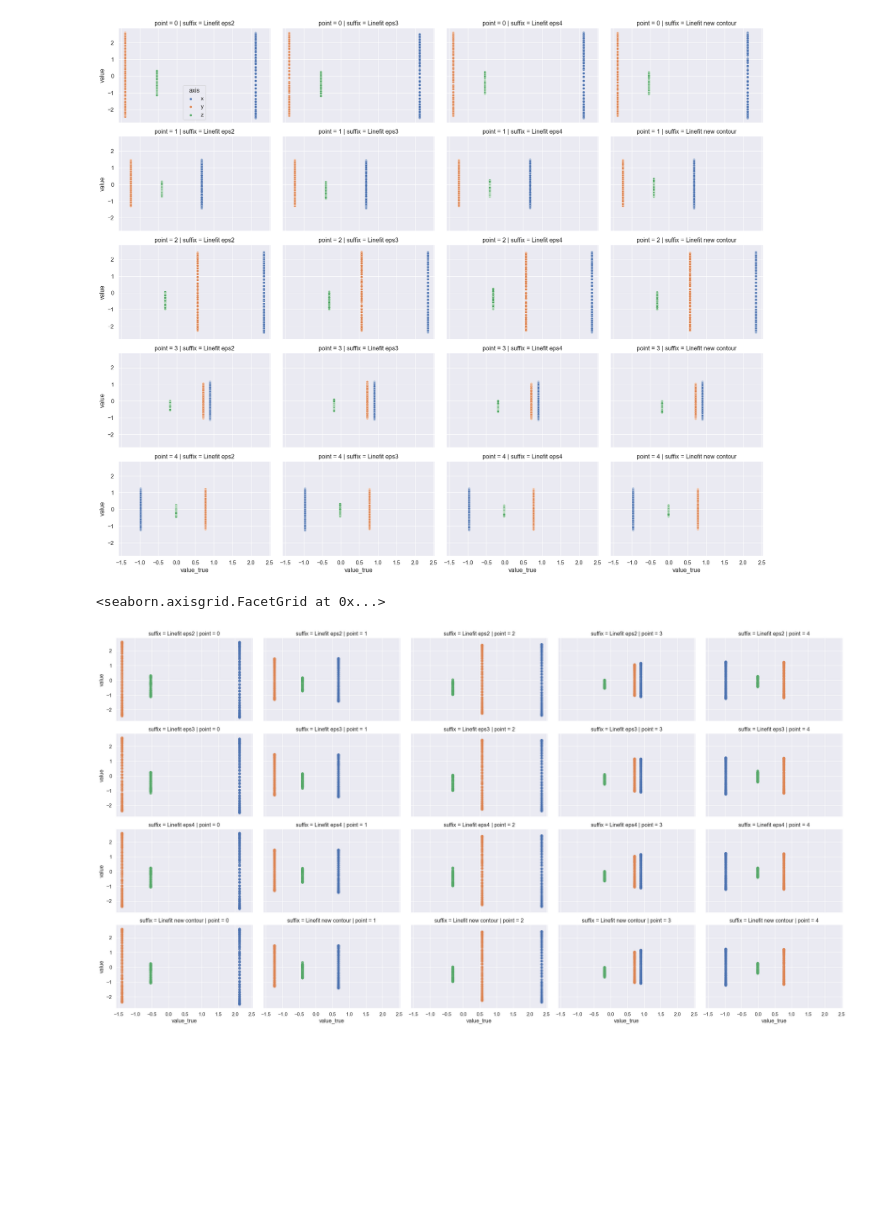
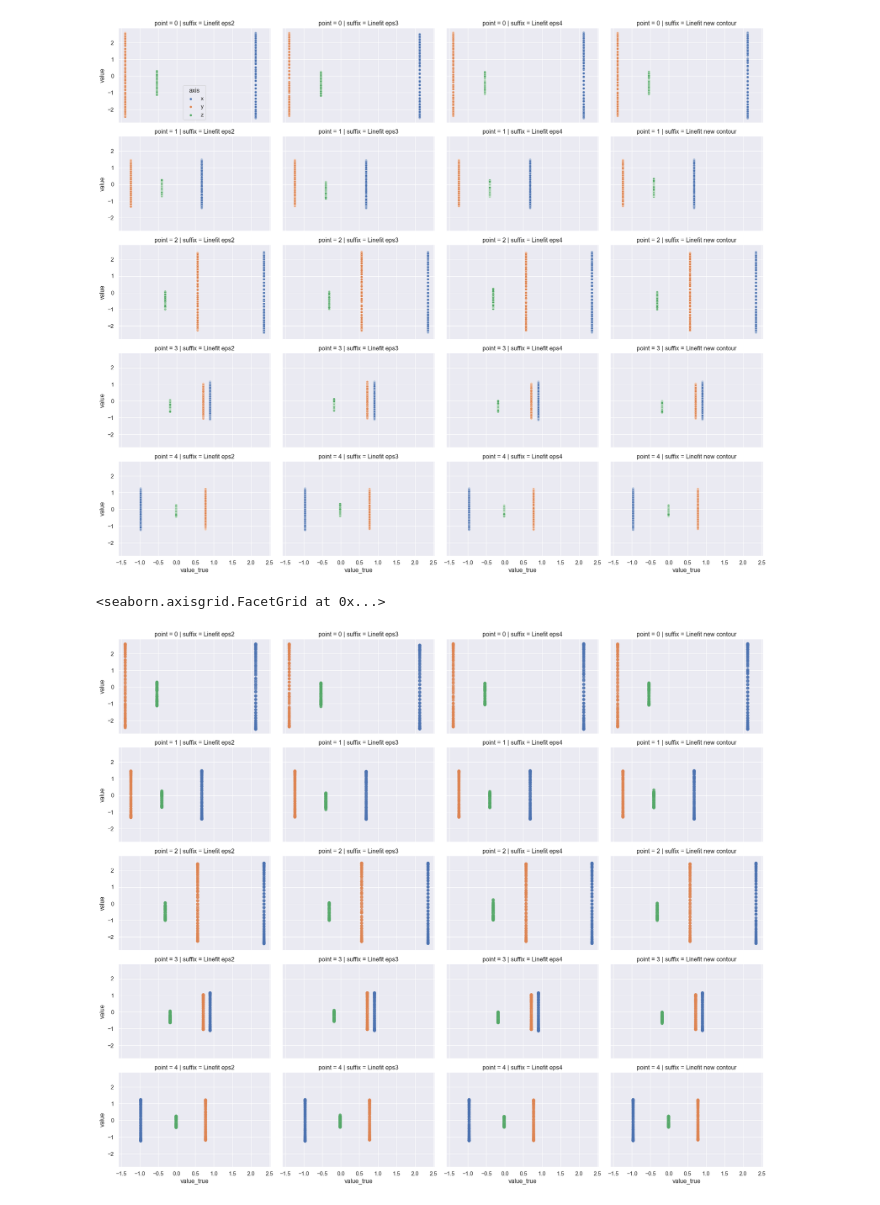
Before and after one commit to mikk5829/RRTNCTTASA, a Jupyter notebook: python-version/tracker/fine_plots.ipynb, the cells around one changed output. Saved outputs shown, nothing was run; the diff lists cells and outputs as text; code cells hidden in the pictures; blank space fills up the shorter version.

Commit message:
points rotated

```diff
--- a/python-version/tracker/fine_plots.ipynb
+++ b/python-version/tracker/fine_plots.ipynb
@@ -232,8 +232,8 @@ g.add_legend()
 <seaborn.axisgrid.FacetGrid at 0x...>
 [figure]
 # %%
-sns.lmplot(data=df_dist_predict, x='value_true', y='value', hue='axis', col='point', row='suffix', sharex=True,
+sns.lmplot(data=df_dist_predict, x='value_true', y='value', hue='axis', col='suffix', row='point', sharex=True,
            sharey=True, height=3, aspect=1.5, legend=False)
 # %% [output]
 <seaborn.axisgrid.FacetGrid at 0x...>
-[figure, old version]
+[figure, new version]
```
Also changed, not shown: parts of 55 cells of this notebook, 9 other files.
